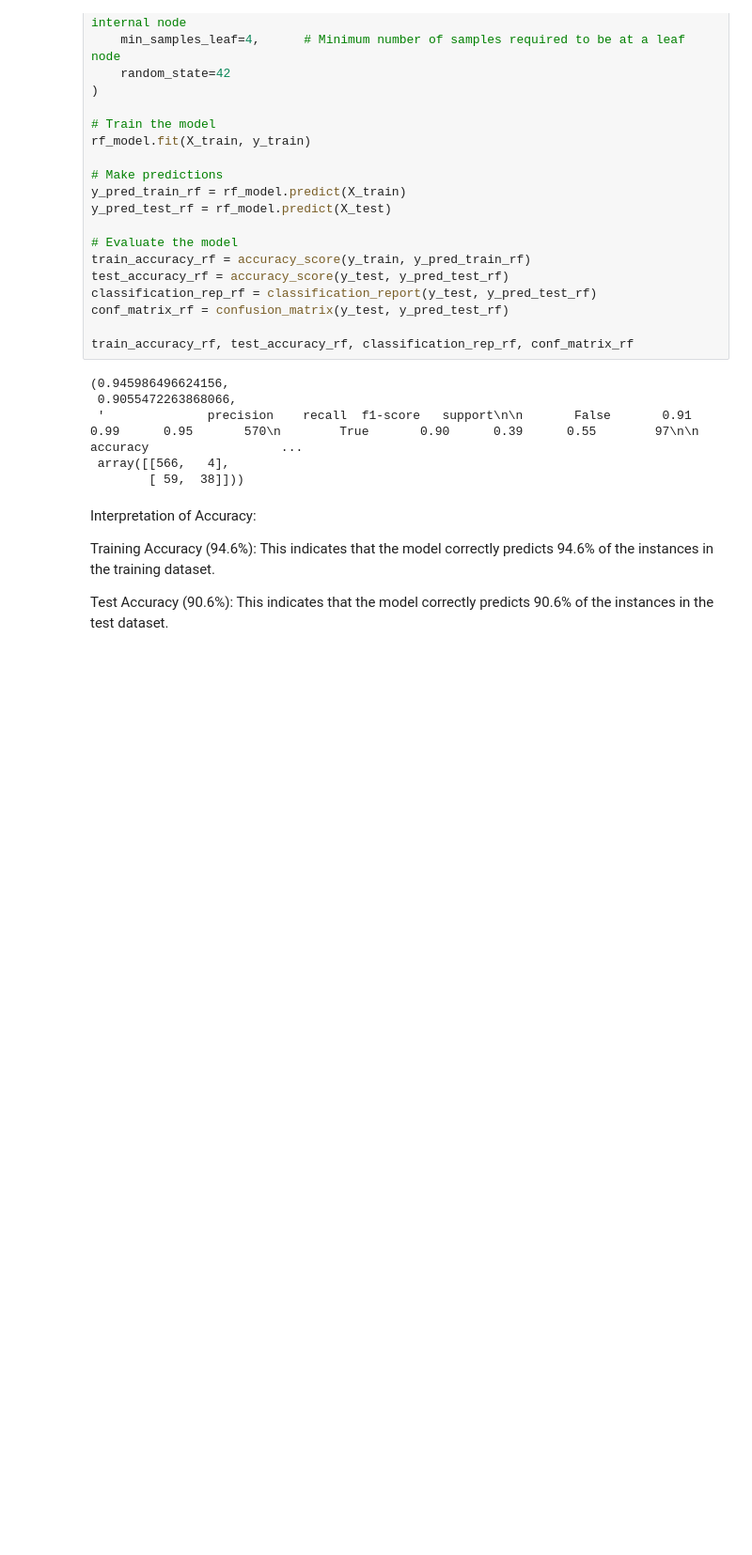
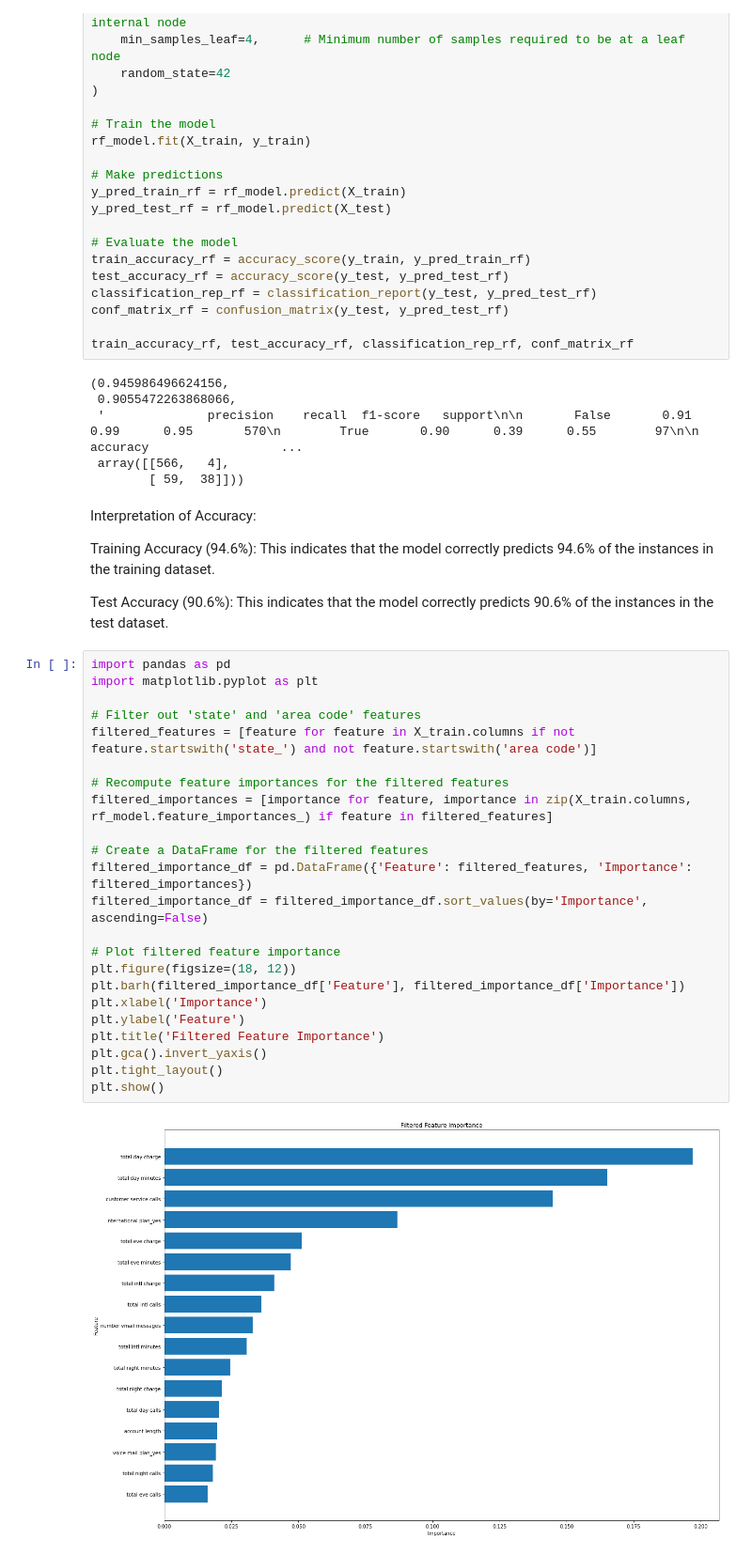
Before and after one commit to Calvin-Omwega/DSC-PHASE-3-PROJECT_, a Jupyter notebook: Index.ipynb, the cells around one changed output. Shown: that part at 94% size. Drawn from its saved outputs; the diff is of its cells as text; blank space fills up the shorter version.

```diff
--- a/Index.ipynb
+++ b/Index.ipynb
@@ -396,3 +452,28 @@ Interpretation of Accuracy:
 Training Accuracy (94.6%): This indicates that the model correctly predicts 94.6% of the instances in the training dataset.
 
 Test Accuracy (90.6%): This indicates that the model correctly predicts 90.6% of the instances in the test dataset.
+# %%
+import pandas as pd
+import matplotlib.pyplot as plt
+
+# Filter out 'state' and 'area code' features
+filtered_features = [feature for feature in X_train.columns if not feature.startswith('state_') and not feature.startswith('area code')]
+
+# Recompute feature importances for the filtered features
+filtered_importances = [importance for feature, importance in zip(X_train.columns, rf_model.feature_importances_) if feature in filtered_features]
+
+# Create a DataFrame for the filtered features
+filtered_importance_df = pd.DataFrame({'Feature': filtered_features, 'Importance': filtered_importances})
+filtered_importance_df = filtered_importance_df.sort_values(by='Importance', ascending=False)
+
+# Plot filtered feature importance
+plt.figure(figsize=(18, 12))
+plt.barh(filtered_importance_df['Feature'], filtered_importance_df['Importance'])
+plt.xlabel('Importance')
+plt.ylabel('Feature')
+plt.title('Filtered Feature Importance')
+plt.gca().invert_yaxis()
+plt.tight_layout()
+plt.show()
+# %% [output]
+[figure, added]
```
Also changed, not shown: parts of 23 cells of this notebook.
